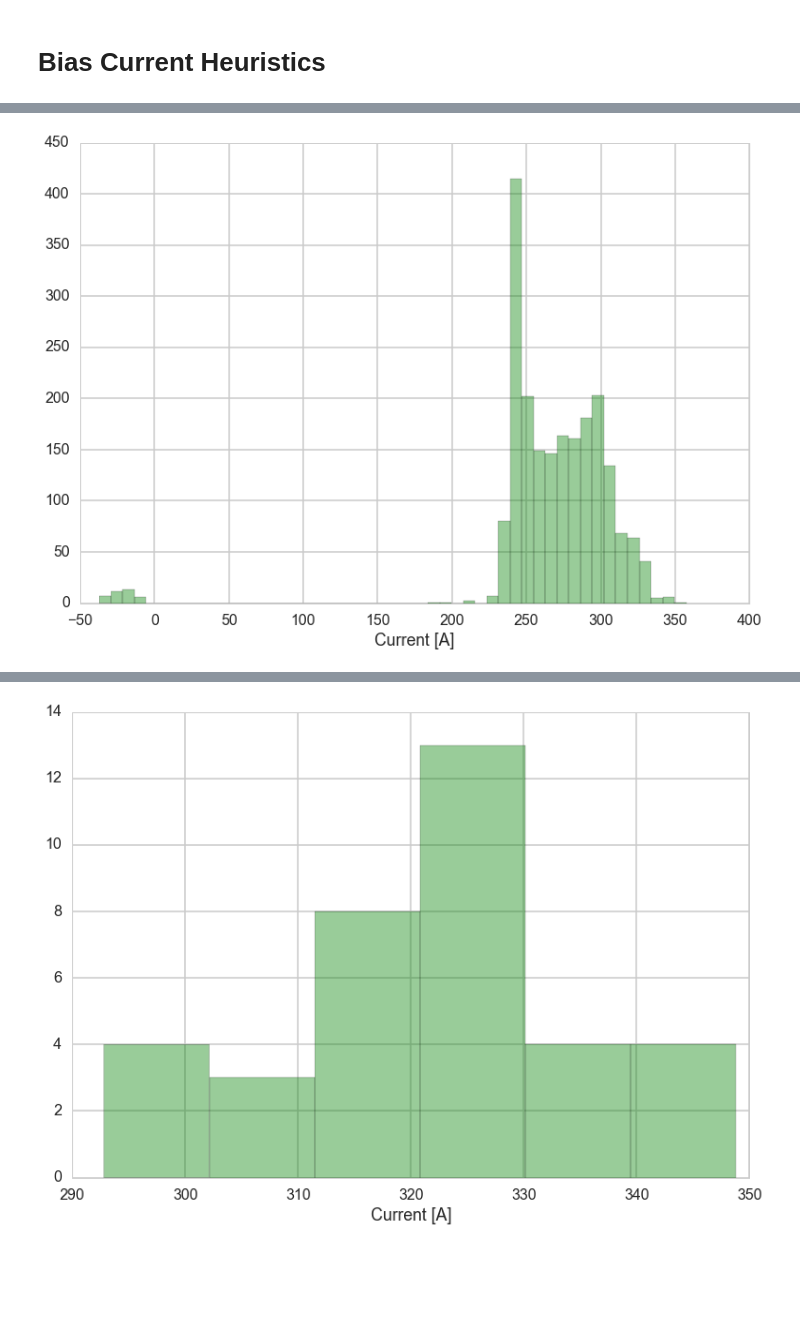
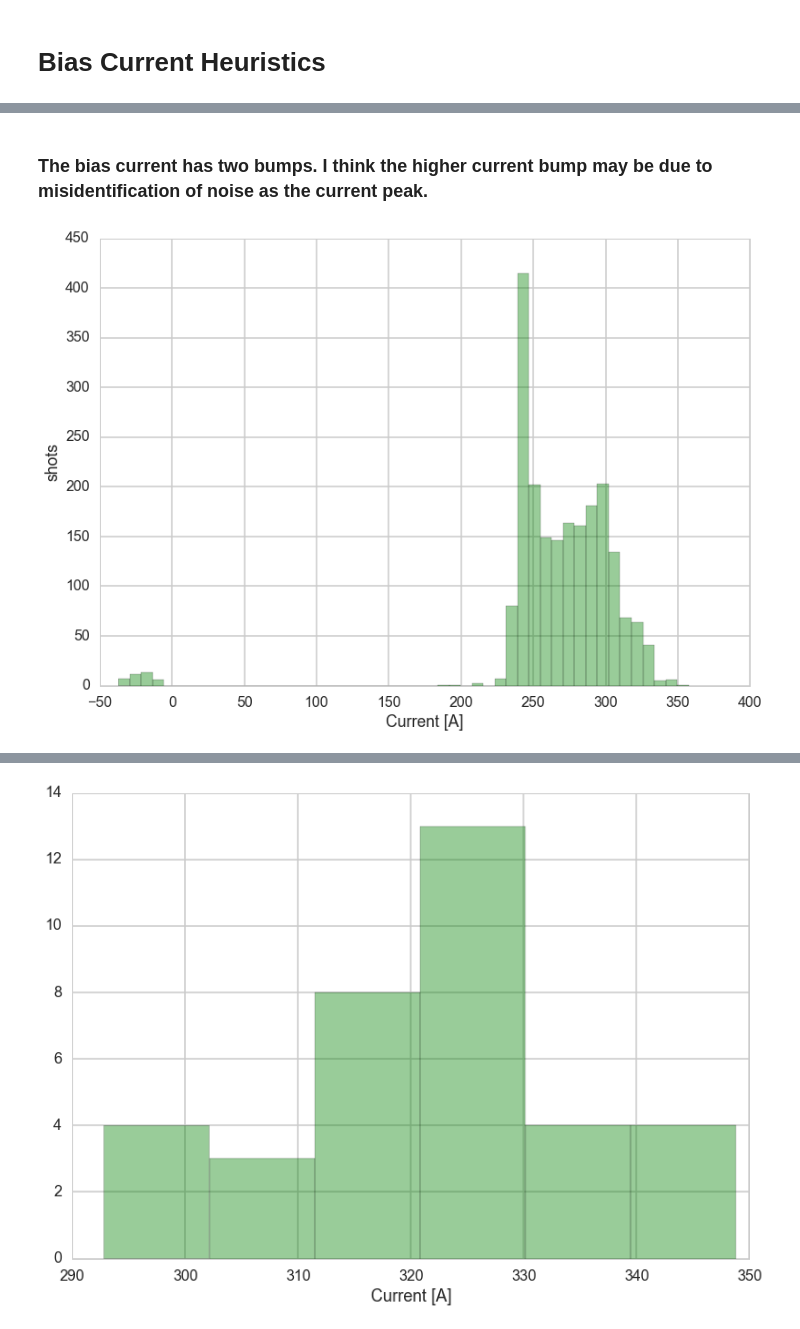
Before and after one commit to jensv/relative_canonical_helicity, a Jupyter notebook: look_at_shot_heuristics.ipynb, the cells around one changed output, grey strips where cells are left out. Cells and saved outputs as stored; diff of their text form; code cells hidden in the pictures; blank space fills up the shorter version.

```diff
--- a/look_at_shot_heuristics.ipynb
+++ b/look_at_shot_heuristics.ipynb
@@ -128,17 +145,20 @@ plt.show()
+# %% [markdown]
+### The bias current has two bumps. I think the higher current bump may be due to misidentification of noise as the current peak.
 # %%
 connection = sqlite3.connect('shots.db')
 cursor = connection.cursor()
 cursor.execute("SELECT bias_current_peak FROM Shots WHERE bias_current_peak IS NOT NULL")
 bias_current_peak = cursor.fetchall()
 cursor.close()
 connection.close()
 
 bias_current_peak = np.asarray(bias_current_peak)
 
-sns.distplot(bias_current_peak*2e3, axlabel=r'Current [A]', color='green', kde=False)
+axes = sns.distplot(bias_current_peak*2e3, axlabel=r'Current [A]', color='green', kde=False)
+axes.set_ylabel('shots')
 plt.show()
 # %% [output]
-[figure, old version]
+[figure, new version]
 # %%
 connection = sqlite3.connect('shots.db')
 cursor = connection.cursor()
```
Also changed, not shown: parts of 23 cells of this notebook.
